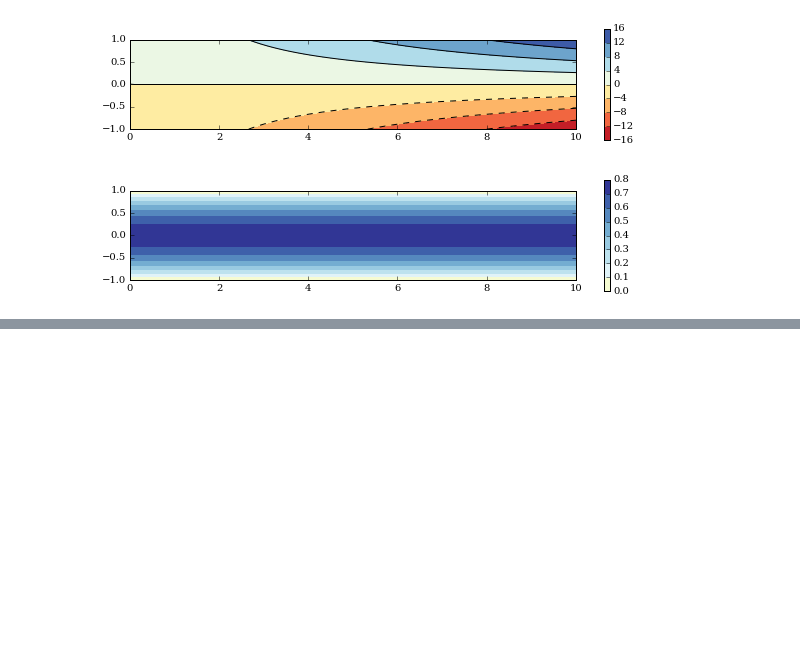
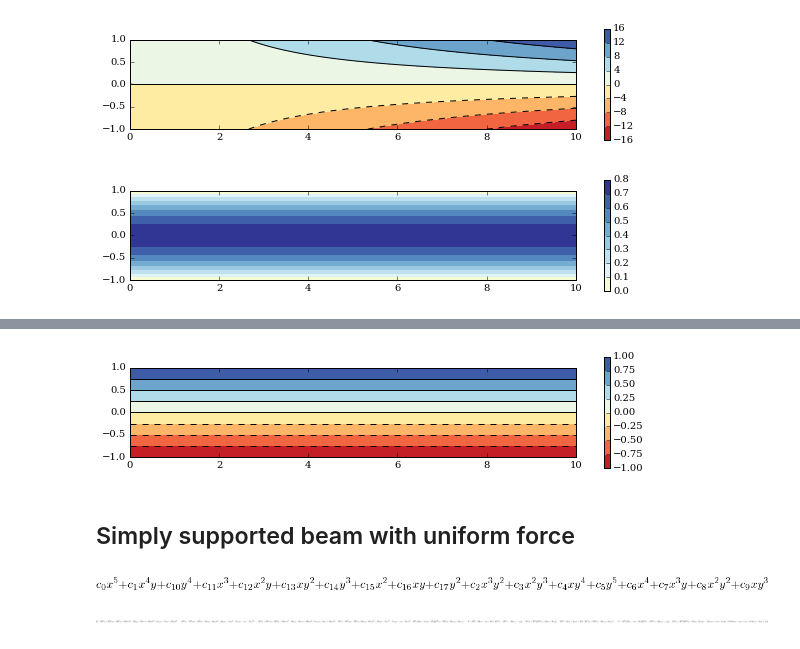
Before and after one commit to nicoguaro/notebooks_examples, a Jupyter notebook: Airy stress functions.ipynb, the cells around one changed output, grey strips where cells are left out. Cells and saved outputs as stored; diff of their text form; code cells hidden in the pictures; blank space fills up the shorter version.

```diff
--- a/Airy stress functions.ipynb
+++ b/Airy stress functions.ipynb
@@ -106,0 +141,2 @@ plt.show()
+# %%
+sol = solve(eqlist, c)
@@ -106,0 +159,15 @@ plt.show()
+# %%
+s11_fun = lambdify((x, y, S), s11.subs(sol), "numpy")
+# %%
+s11_vec = s11_fun(x_vec, y_vec, 1)
+
+plt.figure(figsize=(10, 2))
+plt.contourf(x_vec, y_vec, s11_vec, cmap="RdYlBu")
+plt.colorbar()
+plt.contour(x_vec, y_vec, s11_vec, colors="k")
+plt.axis("image")
+plt.show()
+# %% [output]
+[figure, added]
+# %% [markdown]
+## Simply supported beam with uniform force
@@ -106,0 +176,6 @@ plt.show()
+# %%
+phi, d = poly_airy(x, y, 5)
+
+phi
+# %% [output]
+[figure, added]
@@ -106,0 +184,16 @@ plt.show()
+# %%
+conds = [s22.subs(y, b) + S,
+         s12.subs(y, b),
+         s22.subs(y, -b),
+         s12.subs(y, -b),
+         integrate(s11.subs(x, L), (y,-b, b)),
+         integrate(s12.subs(x, L), (y,-b, b)) - F,
+         integrate(y*s11.subs(x, L), (y,-b, b)),
+         integrate(s11.subs(x, -L), (y,-b, b)),
+         integrate(s12.subs(x, -L), (y,-b, b)) - F,
+         integrate(y*s11.subs(x, -L), (y,-b, b)),
+         diff(phi, x, 4) + diff(phi, y, 4) + 2*diff(phi, x, 2, y, 2)]
+
+conds
+# %% [output]
+[figure, added]
```
Also changed, not shown: parts of 18 cells of this notebook, 3 other files.
